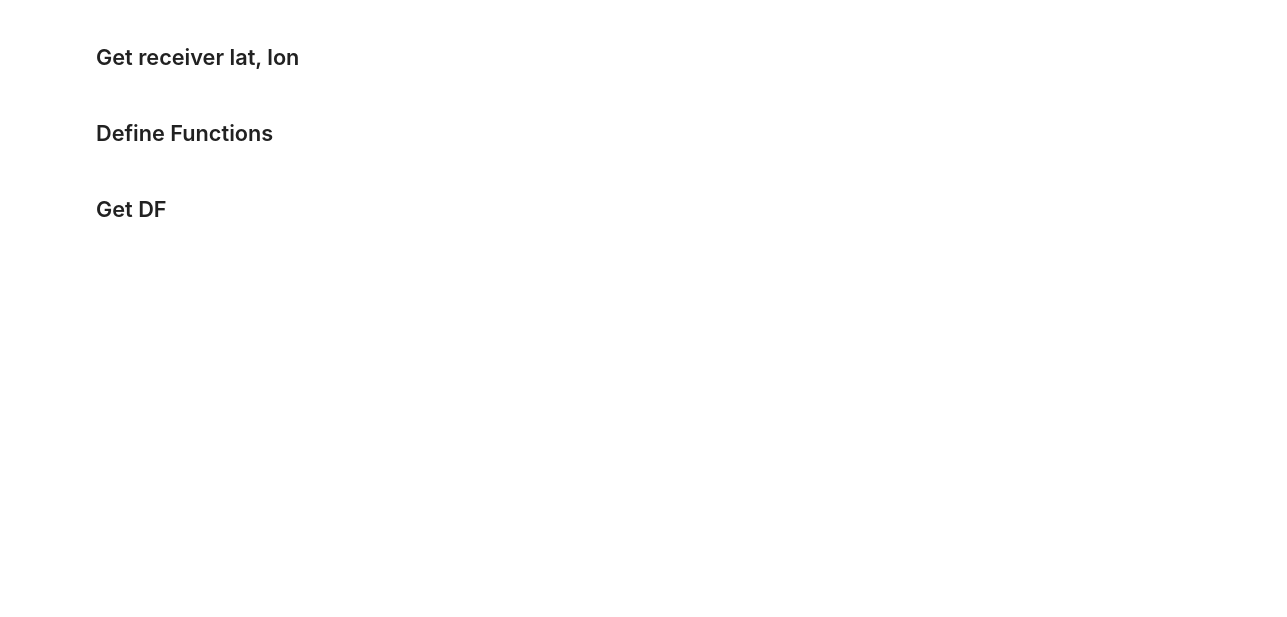
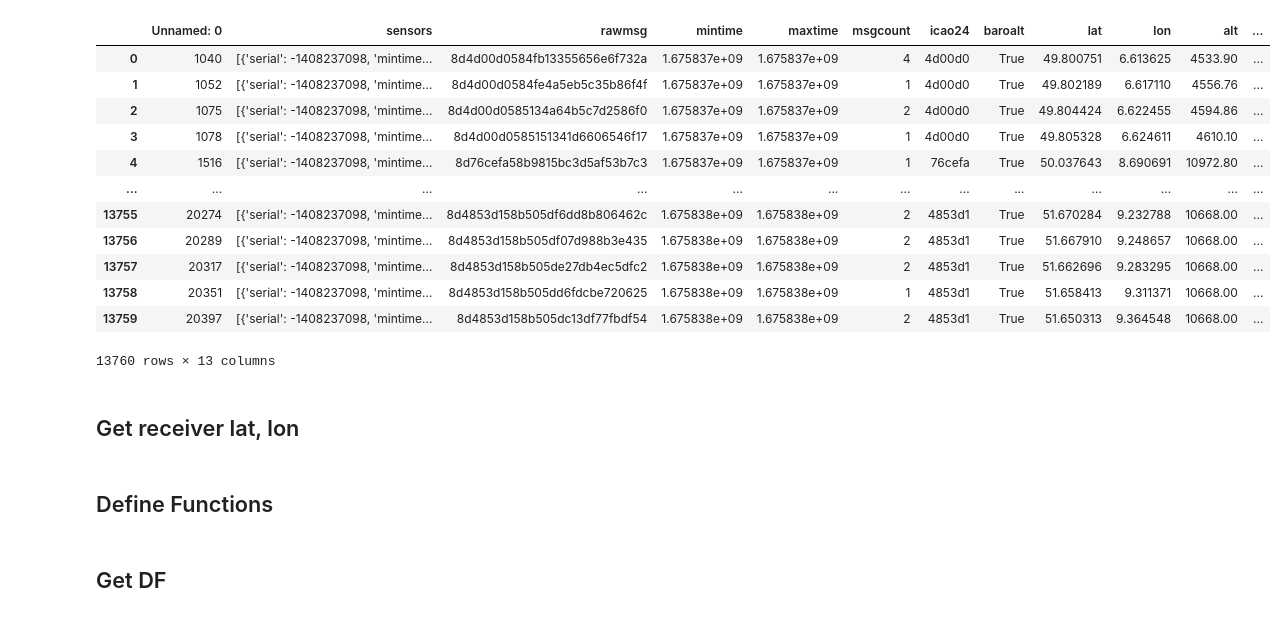
Before and after one commit to fazlurnu/adsb_reception_model_opensky, a Jupyter notebook: scripts/convergence_analysis.ipynb, the cells around one changed output. Saved outputs shown, nothing was run; the diff lists cells and outputs as text; code cells hidden in the pictures; blank space fills up the shorter version.

```diff
--- a/scripts/convergence_analysis.ipynb
+++ b/scripts/convergence_analysis.ipynb
@@ -26,6 +26,22 @@ for file_name in files:
     if(file_name != '.DS_Store'):
         file_path = os.path.join(directory_path, file_name)
         df_list.append(pd.read_csv(file_path))
+# %%
+df_list[0]
+# %% [output]
+|  | Unnamed: 0 | sensors | rawmsg | mintime | maxtime | msgcount | icao24 | baroalt | lat | lon | alt | ... |
+| 0 | 1040 | [{'serial': -1408237098, 'mintime... | 8d4d00d0584fb13355656e6f732a | 1.675837e+09 | 1.675837e+09 | 4 | 4d00d0 | True | 49.800751 | 6.613625 | 4533.90 | ... |
+| 1 | 1052 | [{'serial': -1408237098, 'mintime... | 8d4d00d0584fe4a5eb5c35b86f4f | 1.675837e+09 | 1.675837e+09 | 1 | 4d00d0 | True | 49.802189 | 6.617110 | 4556.76 | ... |
+| 2 | 1075 | [{'serial': -1408237098, 'mintime... | 8d4d00d0585134a64b5c7d2586f0 | 1.675837e+09 | 1.675837e+09 | 2 | 4d00d0 | True | 49.804424 | 6.622455 | 4594.86 | ... |
+| 3 | 1078 | [{'serial': -1408237098, 'mintime... | 8d4d00d0585151341d6606546f17 | 1.675837e+09 | 1.675837e+09 | 1 | 4d00d0 | True | 49.805328 | 6.624611 | 4610.10 | ... |
+| 4 | 1516 | [{'serial': -1408237098, 'mintime... | 8d76cefa58b9815bc3d5af53b7c3 | 1.675837e+09 | 1.675837e+09 | 1 | 76cefa | True | 50.037643 | 8.690691 | 10972.80 | ... |
+| ... | ... | ... | ... | ... | ... | ... | ... | ... | ... | ... | ... | ... |
+| 13755 | 20274 | [{'serial': -1408237098, 'mintime... | 8d4853d158b505df6dd8b806462c | 1.675838e+09 | 1.675838e+09 | 2 | 4853d1 | True | 51.670284 | 9.232788 | 10668.00 | ... |
+| 13756 | 20289 | [{'serial': -1408237098, 'mintime... | 8d4853d158b505df07d988b3e435 | 1.675838e+09 | 1.675838e+09 | 2 | 4853d1 | True | 51.667910 | 9.248657 | 10668.00 | ... |
+| 13757 | 20317 | [{'serial': -1408237098, 'mintime... | 8d4853d158b505de27db4ec5dfc2 | 1.675838e+09 | 1.675838e+09 | 2 | 4853d1 | True | 51.662696 | 9.283295 | 10668.00 | ... |
+| 13758 | 20351 | [{'serial': -1408237098, 'mintime... | 8d4853d158b505dd6fdcbe720625 | 1.675838e+09 | 1.675838e+09 | 1 | 4853d1 | True | 51.658413 | 9.311371 | 10668.00 | ... |
+| 13759 | 20397 | [{'serial': -1408237098, 'mintime... | 8d4853d158b505dc13df77fbdf54 | 1.675838e+09 | 1.675838e+09 | 2 | 4853d1 | True | 51.650313 | 9.364548 | 10668.00 | ... |
+13760 rows × 13 columns
 # %% [markdown]
 ## Get receiver lat, lon
 # %%
```
Also changed, not shown: parts of 1 cell of this notebook, 3 other files.
